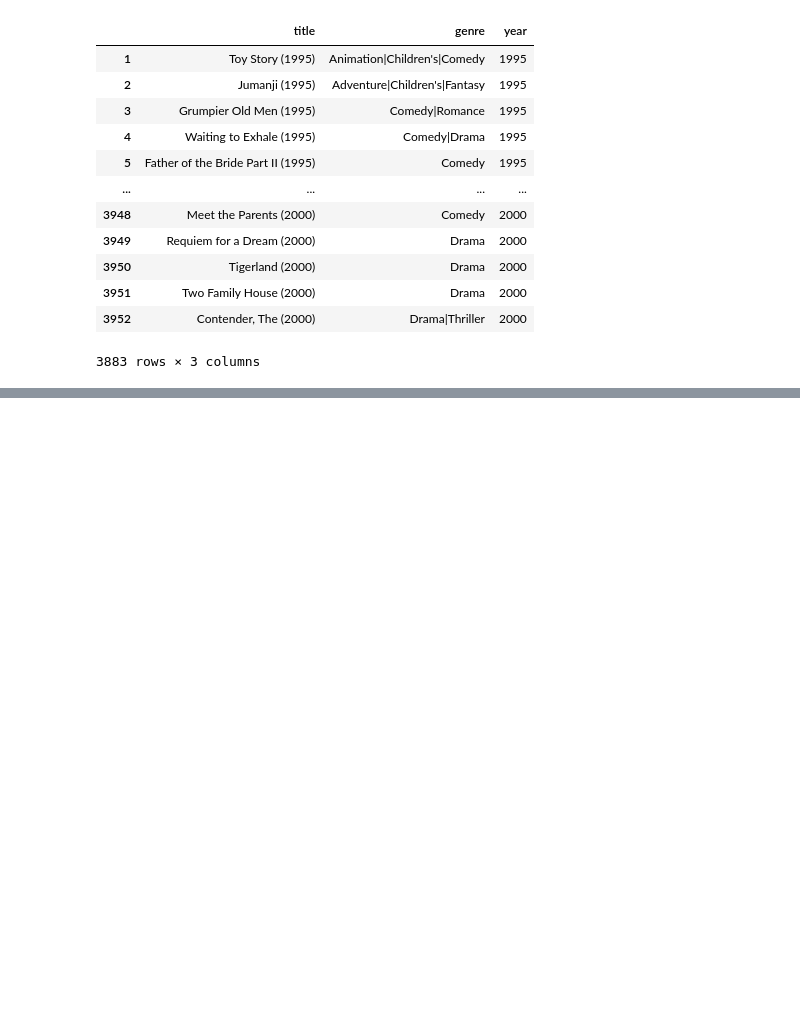
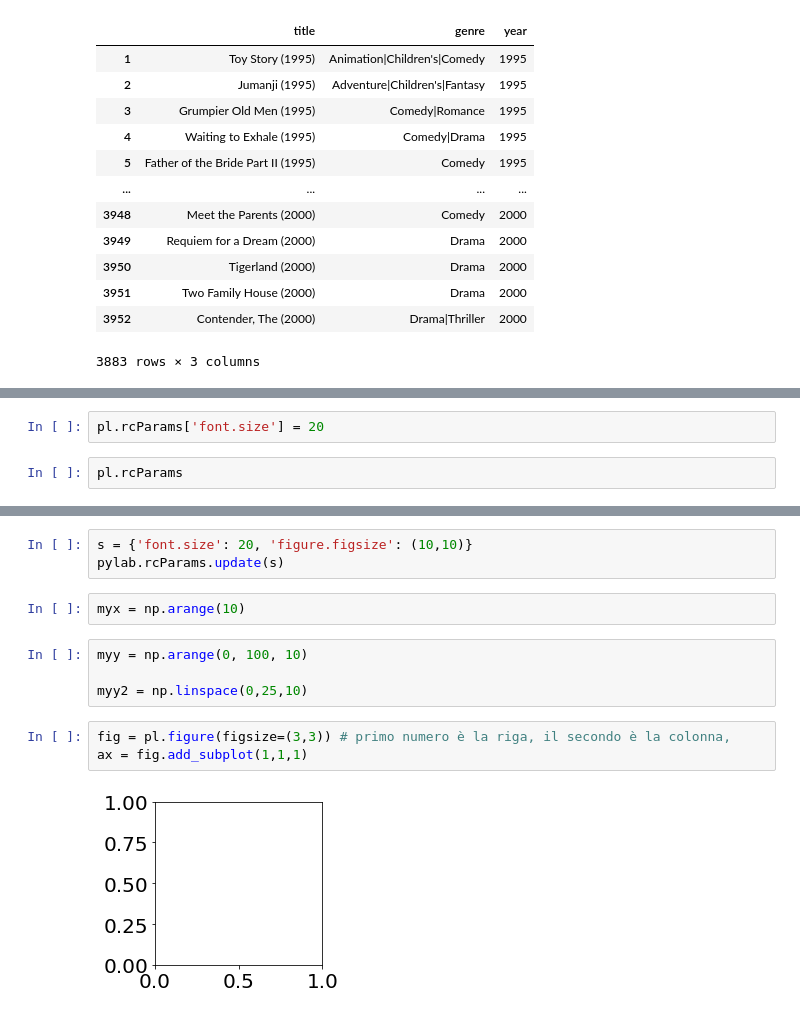
Before and after one commit to RoccoBellusci/MLPNS_RBellusci, a Jupyter notebook: MLPNS23_bootcamp.ipynb, the cells around one changed output, grey strips where cells are left out. Cells and saved outputs as stored; diff of their text form; blank space fills up the shorter version.

```diff
--- a/MLPNS23_bootcamp.ipynb
+++ b/MLPNS23_bootcamp.ipynb
@@ -512,0 +874,4 @@ movies
+# %%
+pl.rcParams['font.size'] = 20
+# %%
+pl.rcParams
@@ -512,0 +896,14 @@ movies
+# %%
+s = {'font.size': 20, 'figure.figsize': (10,10)}
+pylab.rcParams.update(s)
+# %%
+myx = np.arange(10)
+# %%
+myy = np.arange(0, 100, 10)
+
+myy2 = np.linspace(0,25,10)
+# %%
+fig = pl.figure(figsize=(3,3)) # primo numero è la riga, il secondo è la colonna,
+ax = fig.add_subplot(1,1,1)
+# %% [output]
+[figure, added]
```
Also changed, not shown: parts of 61 cells of this notebook.
